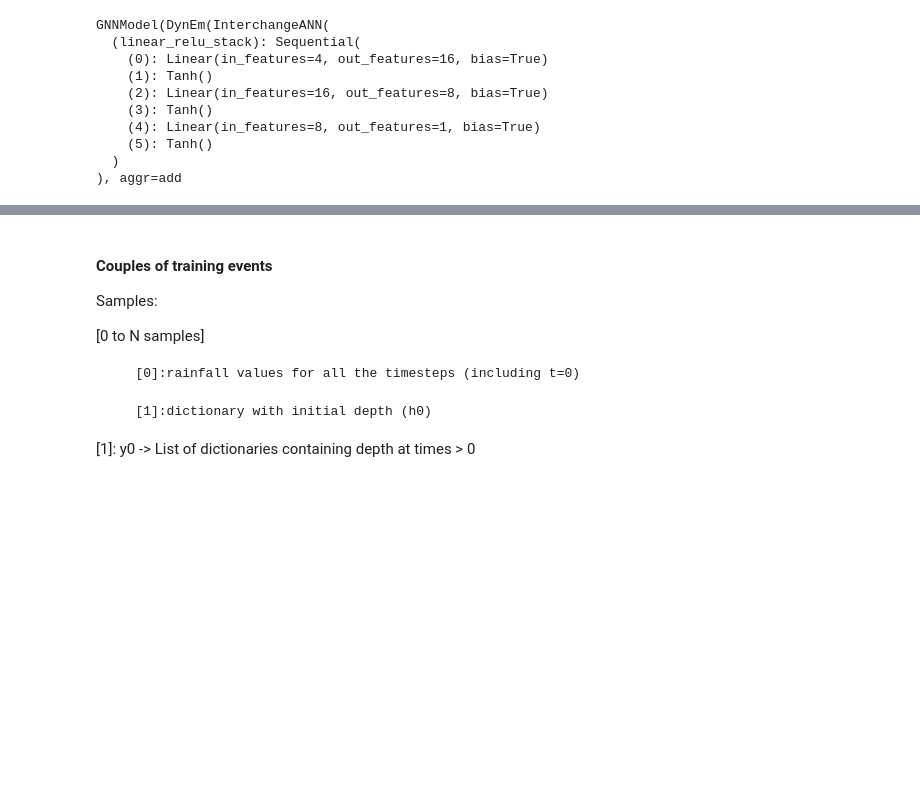
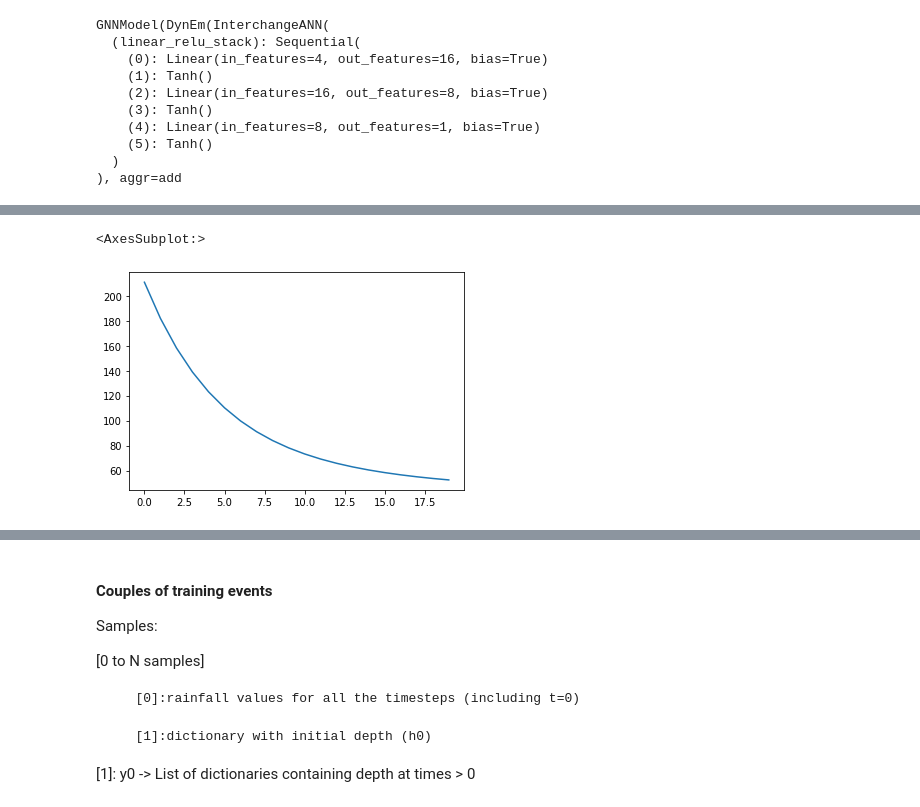
Before and after one commit to alextremo0205/SWMM_Hybrid_approach, a Jupyter notebook: UDS_Emulator.ipynb, the cells around one changed output, grey strips where cells are left out. Drawn from its saved outputs; the diff is of its cells as text; code cells hidden in the pictures; blank space fills up the shorter version.

Commit message:
Adapted training function

```diff
--- a/UDS_Emulator.ipynb
+++ b/UDS_Emulator.ipynb
@@ -85 +85,25 @@ for epoch in range(100):
+# %%
+from torch_geometric.loader import DataLoader
+loader = DataLoader(normalized_windows, batch_size=32)
+# %%
+optimizer = optim.Adam(gnn_model.parameters())
+scheduler = optim.lr_scheduler.ExponentialLR(optimizer, gamma=0.9)
+time_steps = 1
+
+epoch_loss =[]
+for epoch in range(1):
+    losses=[]
+    for batch in loader:
+
+        optimizer.zero_grad()
+        pred = gnn_model(batch)
+        target = batch.y[:,0].reshape(-1,1)
+        loss = nn.MSELoss()(pred, target)
+
+        loss.backward()
+        optimizer.step()
+
+        losses.append(loss)
+    scheduler.step()
+    epoch_loss.append(sum(losses).detach().item())
 # %%
@@ -89,0 +111,12 @@ pd.Series(epoch_loss).plot()
+# %%
+from utils.trainingPyTorch import train
+loss_fn = nn.MSELoss()
+history = train(
+    model = gnn_model,
+    optimizer = optimizer,
+    scheduler = scheduler,
+    loss_fn = loss_fn,
+    train_dl = loader,
+    val_dl = loader,
+    epochs =20,
+    device='cpu')
@@ -90,3 +132,8 @@ pd.Series(epoch_loss).plot()
+# %%
+pd.DataFrame(history)['loss'].plot()
+# %% [output]
+<AxesSubplot:>
+[figure, added]
 # %%
 example = 2
 training_windows[example].y[:,0].reshape(-1,1) - gnn_model(training_windows[example])
```
Also changed, not shown: parts of 5 cells of this notebook, 3 other files.
